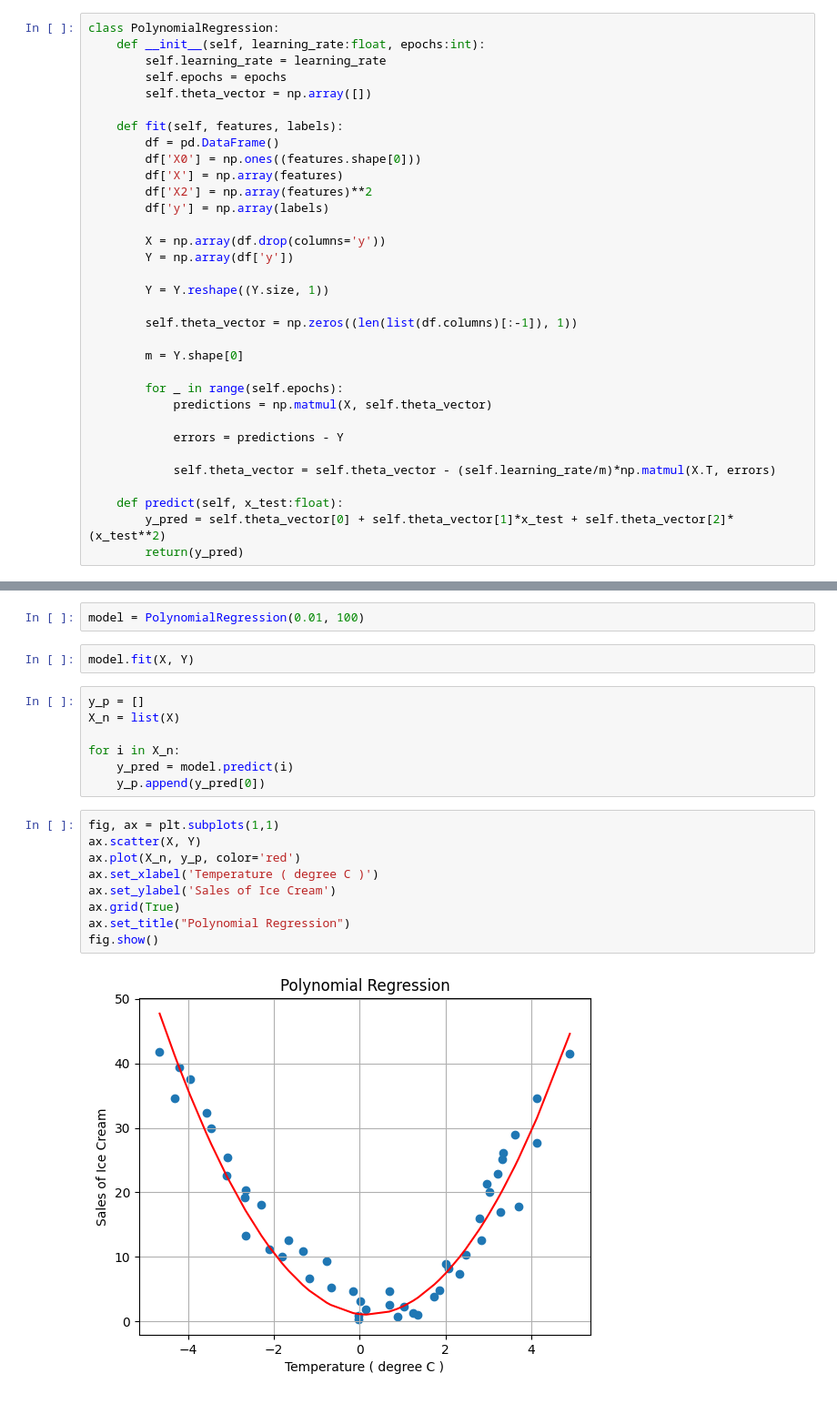
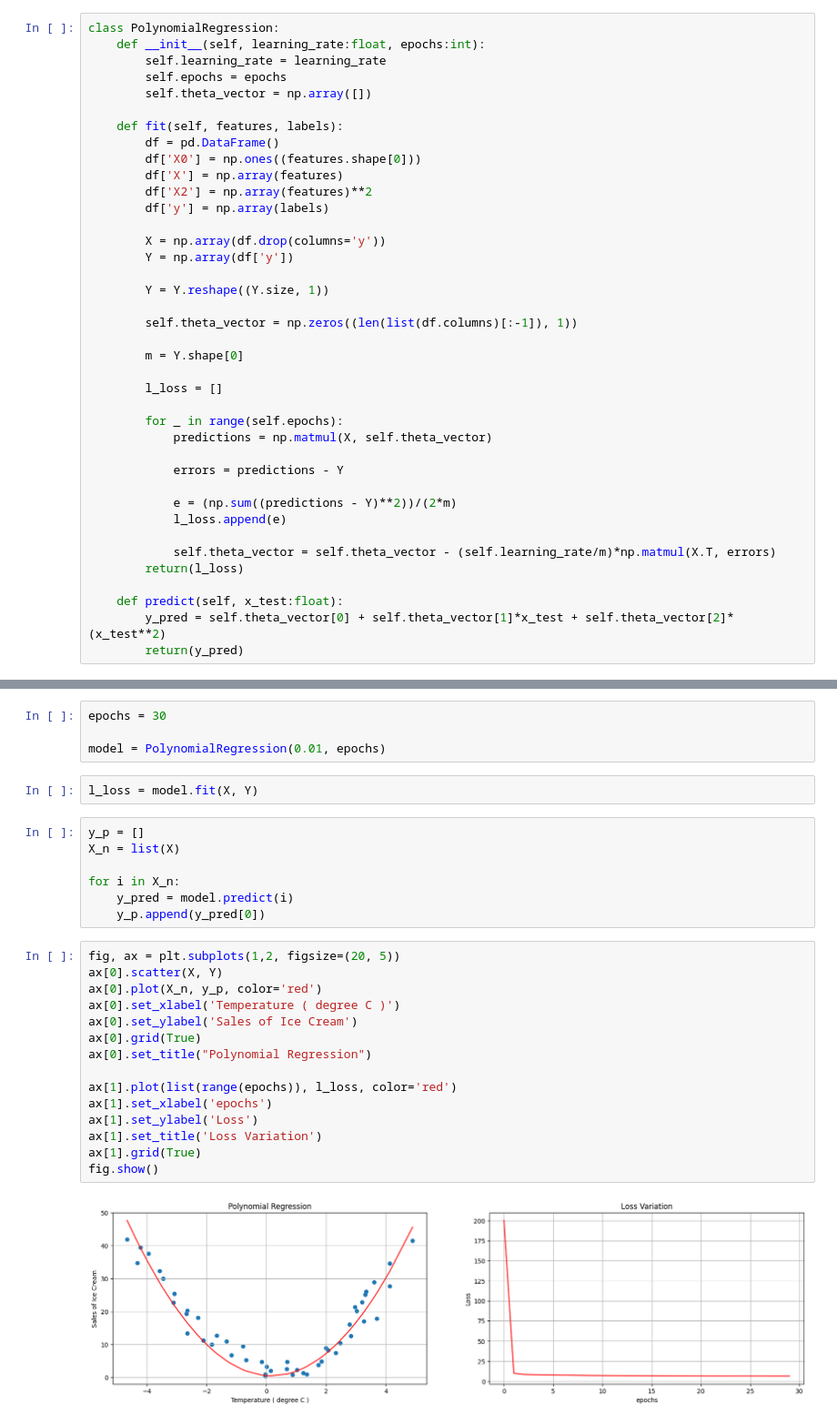
Before and after one commit to tkC0ding/Polynomial-Regression, a Jupyter notebook: code_file.ipynb, the cells around one changed output, grey strips where cells are left out. Shown: that part at 91% size. Drawn from its saved outputs; the diff is of its cells as text.

Commit message:
Updated Code File
Made the Graph for loss variation over epochs

```diff
--- a/code_file.ipynb
+++ b/code_file.ipynb
@@ -50,12 +50,18 @@ class PolynomialRegression:
 
         m = Y.shape[0]
 
+        l_loss = []
+
         for _ in range(self.epochs):
             predictions = np.matmul(X, self.theta_vector)
 
             errors = predictions - Y
 
+            e = (np.sum((predictions - Y)**2))/(2*m)
+            l_loss.append(e)
+
             self.theta_vector = self.theta_vector - (self.learning_rate/m)*np.matmul(X.T, errors)
+        return(l_loss)
 
     def predict(self, x_test:float):
         y_pred = self.theta_vector[0] + self.theta_vector[1]*x_test + self.theta_vector[2]*(x_test**2)
@@ -63,9 +69,11 @@ class PolynomialRegression:
 # %% [markdown]
 # Testing the model
 # %%
-model = PolynomialRegression(0.01, 100)
+epochs = 30
+
+model = PolynomialRegression(0.01, epochs)
 # %%
-model.fit(X, Y)
+l_loss = model.fit(X, Y)
 # %%
 y_p = []
 X_n = list(X)
@@ -74,13 +82,19 @@ for i in X_n:
     y_pred = model.predict(i)
     y_p.append(y_pred[0])
 # %%
-fig, ax = plt.subplots(1,1)
-ax.scatter(X, Y)
-ax.plot(X_n, y_p, color='red')
-ax.set_xlabel('Temperature ( degree C )')
-ax.set_ylabel('Sales of Ice Cream')
-ax.grid(True)
-ax.set_title("Polynomial Regression")
+fig, ax = plt.subplots(1,2, figsize=(20, 5))
+ax[0].scatter(X, Y)
+ax[0].plot(X_n, y_p, color='red')
+ax[0].set_xlabel('Temperature ( degree C )')
+ax[0].set_ylabel('Sales of Ice Cream')
+ax[0].grid(True)
+ax[0].set_title("Polynomial Regression")
+
+ax[1].plot(list(range(epochs)), l_loss, color='red')
+ax[1].set_xlabel('epochs')
+ax[1].set_ylabel('Loss')
+ax[1].set_title('Loss Variation')
+ax[1].grid(True)
 fig.show()
 # %% [output]
-[figure, old version]
+[figure, new version]
```
Also changed, not shown: 1 other file.
